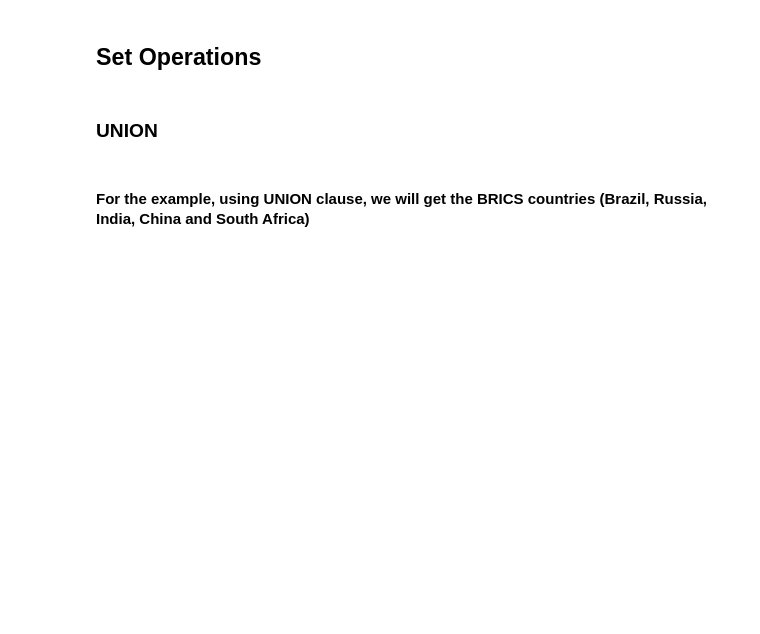
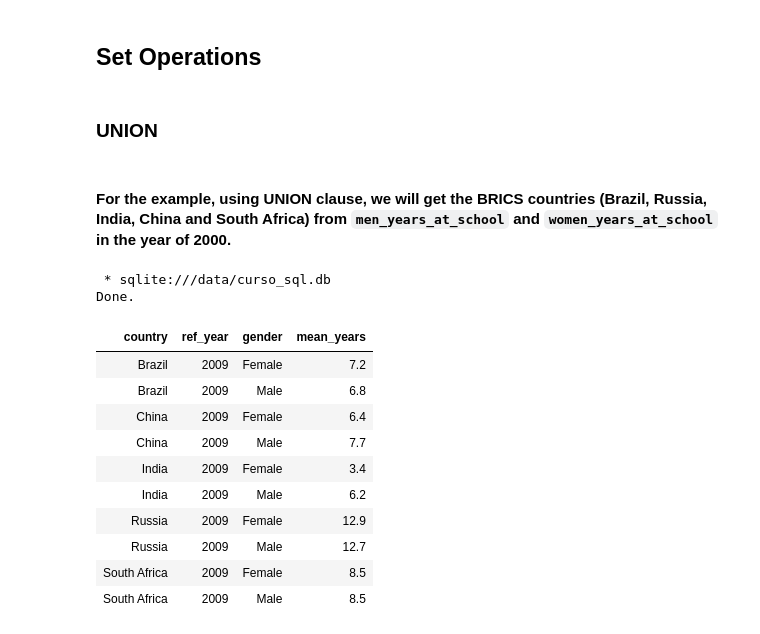
Before and after one commit to grbarbosa3/SQL-Journey, a Jupyter notebook: SQL_Notes.ipynb, the cells around one changed output. Drawn from its saved outputs; the diff is of its cells as text; code cells hidden in the pictures; blank space fills up the shorter version.

```diff
--- a/SQL_Notes.ipynb
+++ b/SQL_Notes.ipynb
@@ -280,4 +280,28 @@ Done.
 # %% [markdown]
 ### **UNION**
 # %% [markdown]
-#### For the example, using **UNION** clause, we will get the BRICS countries (Brazil, Russia, India, China and South Africa)
+#### For the example, using **UNION** clause, we will get the BRICS countries (Brazil, Russia, India, China and South Africa) from `men_years_at_school` and `women_years_at_school` in the year of 2000.
+# %%
+%%sql
+
+SELECT m.country , m.ref_year, 'Male' AS gender, m.mean_years
+FROM men_years_at_school m
+WHERE m.ref_year = 2009 AND m.country IN ('Brazil','Russia','India','China','South Africa')
+UNION
+SELECT w.country, w.ref_year, 'Female' AS gender, w.mean_years
+FROM women_years_at_school w
+WHERE w.ref_year = 2009 AND w.country IN ('Brazil','Russia','India','China','South Africa')
+# %% [output]
+ * sqlite:///data/curso_sql.db
+Done.
+| country | ref_year | gender | mean_years |
+| Brazil | 2009 | Female | 7.2 |
+| Brazil | 2009 | Male | 6.8 |
+| China | 2009 | Female | 6.4 |
+| China | 2009 | Male | 7.7 |
+| India | 2009 | Female | 3.4 |
+| India | 2009 | Male | 6.2 |
+| Russia | 2009 | Female | 12.9 |
+| Russia | 2009 | Male | 12.7 |
+| South Africa | 2009 | Female | 8.5 |
+| South Africa | 2009 | Male | 8.5 |
```
Also changed, not shown: parts of 12 cells of this notebook.
